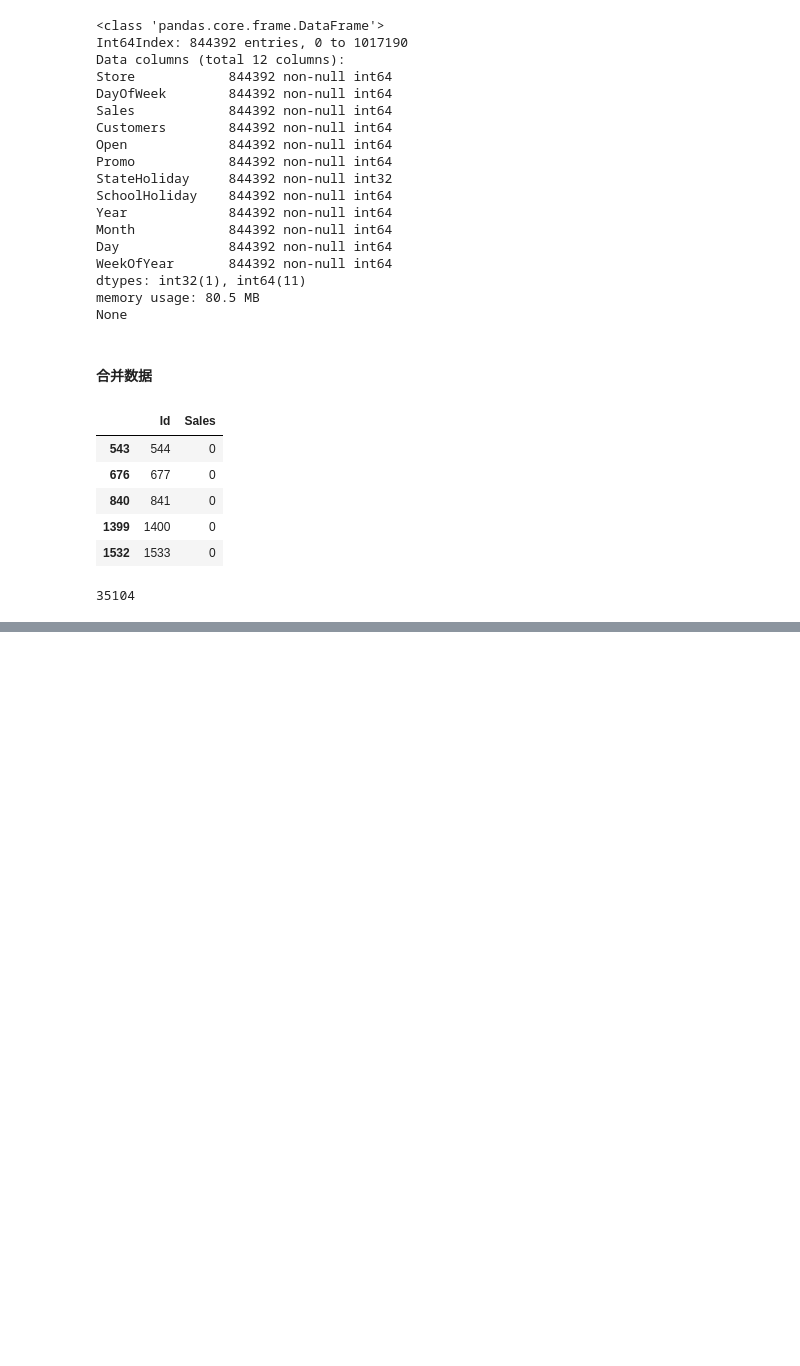
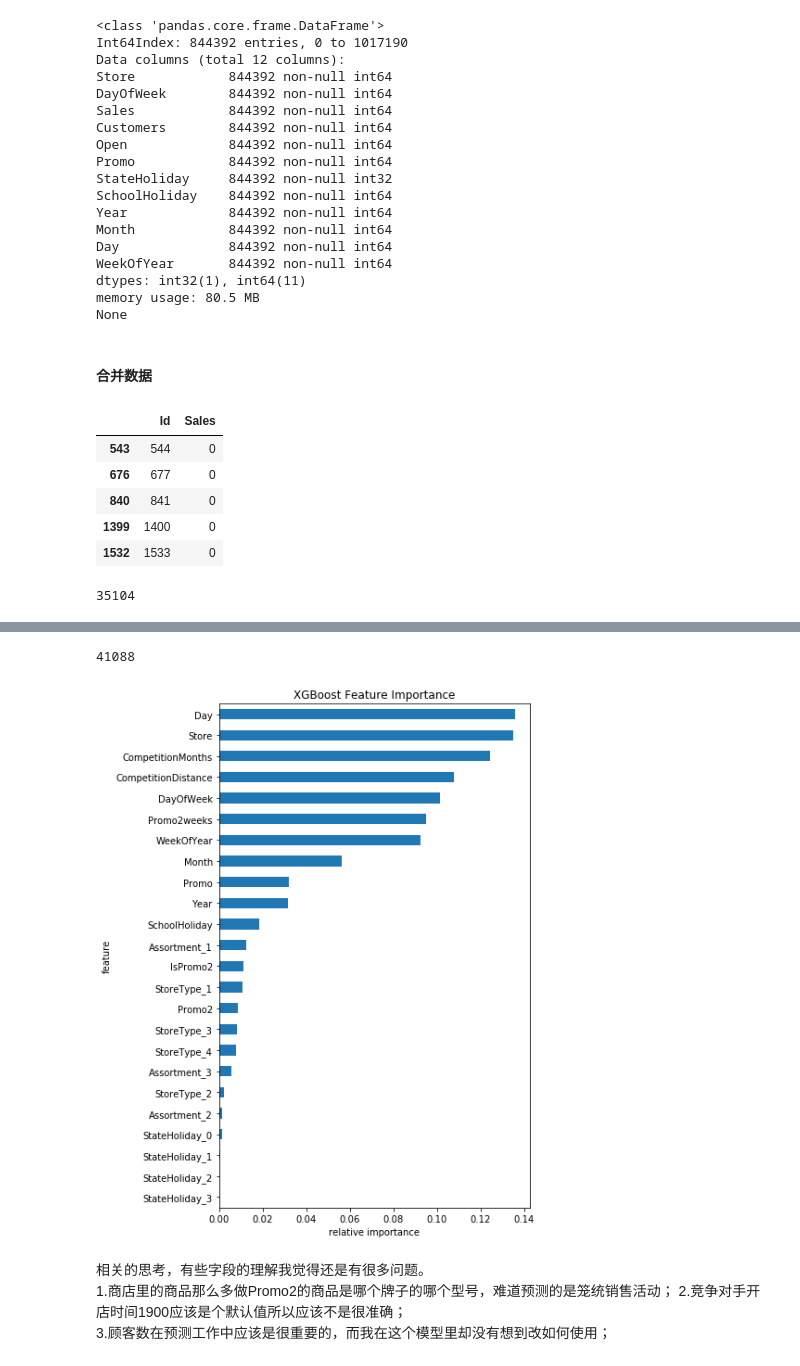
Before and after one commit to xueweiyema/ForecastRossmannStoreSales, a Jupyter notebook: script/Rossmann.ipynb, the cells around one changed output, grey strips where cells are left out. Cells and saved outputs as stored; diff of their text form; code cells hidden in the pictures; blank space fills up the shorter version.

Commit message:
train 10th

```diff
--- a/script/Rossmann.ipynb
+++ b/script/Rossmann.ipynb
@@ -409,0 +642,4 @@ None
+# %%
+X_train, X_test, y_train, y_test =train_test_split(train_data,train_target, test_size=0.1, random_state=0)
+dtrain = xgb.DMatrix(X_train, np.log1p(y_train))
+dvalid = xgb.DMatrix(X_test, np.log1p(y_test))
@@ -409,0 +669,13 @@ None
+# %%
+watchlist = [(dtrain, 'train'), (dvalid, 'eval')]
+params = {"objective": "reg:linear",
+          "eta": 0.3,
+          "max_depth": 8,
+          "subsample": 0.9,
+          "colsample_bytree": 0.7,
+          "silent": 1,
+          "seed": 2018
+          }
+num_trees = 1000
+# %%
+gbm = xgb.train(params, dtrain, num_trees, evals=watchlist, early_stopping_rounds=100, feval=rmspe_xg, verbose_eval=True)
@@ -409,0 +703,38 @@ None
+# %%
+# 结论输出
+dtest = xgb.DMatrix(test_data)
+test_probs = gbm.predict(dtest)
+# Make Submission
+result = pd.DataFrame({"Id": test_data.index, 'Sales': np.expm1(test_probs)})
+result=result.append(result_0)
+print(len(result))
+result.to_csv("xgboost_10_submission.csv", index=False)
+# %% [output]
+41088
+# %%
+def create_feature_map(features):
+    outfile = open('xgb.fmap', 'w')
+    for i, feat in enumerate(features):
+        outfile.write('{0}\t{1}\tq\n'.format(i, feat))
+    outfile.close()
+# %%
+create_feature_map(train_data.columns)
+importance = gbm.get_fscore(fmap='xgb.fmap')
+importance = sorted(importance.items(), key=operator.itemgetter(1))
+
+df = pd.DataFrame(importance, columns=['feature', 'fscore'])
+df['fscore'] = df['fscore'] / df['fscore'].sum()
+
+featp = df.plot(kind='barh', x='feature', y='fscore', legend=False, figsize=(6, 10))
+plt.title('XGBoost Feature Importance')
+plt.xlabel('relative importance')
+fig_featp = featp.get_figure()
+fig_featp.savefig('feature_importance_xgb.png', bbox_inches='tight', pad_inches=1)
+plt.show()
+# %% [output]
+[figure, added]
+# %% [markdown]
+相关的思考，有些字段的理解我觉得还是有很多问题。
+1.商店里的商品那么多做Promo2的商品是哪个牌子的哪个型号，难道预测的是笼统销售活动；
+2.竞争对手开店时间1900应该是个默认值所以应该不是很准确；
+3.顾客数在预测工作中应该是很重要的，而我在这个模型里却没有想到改如何使用；
```
Also changed, not shown: parts of 37 cells of this notebook.
